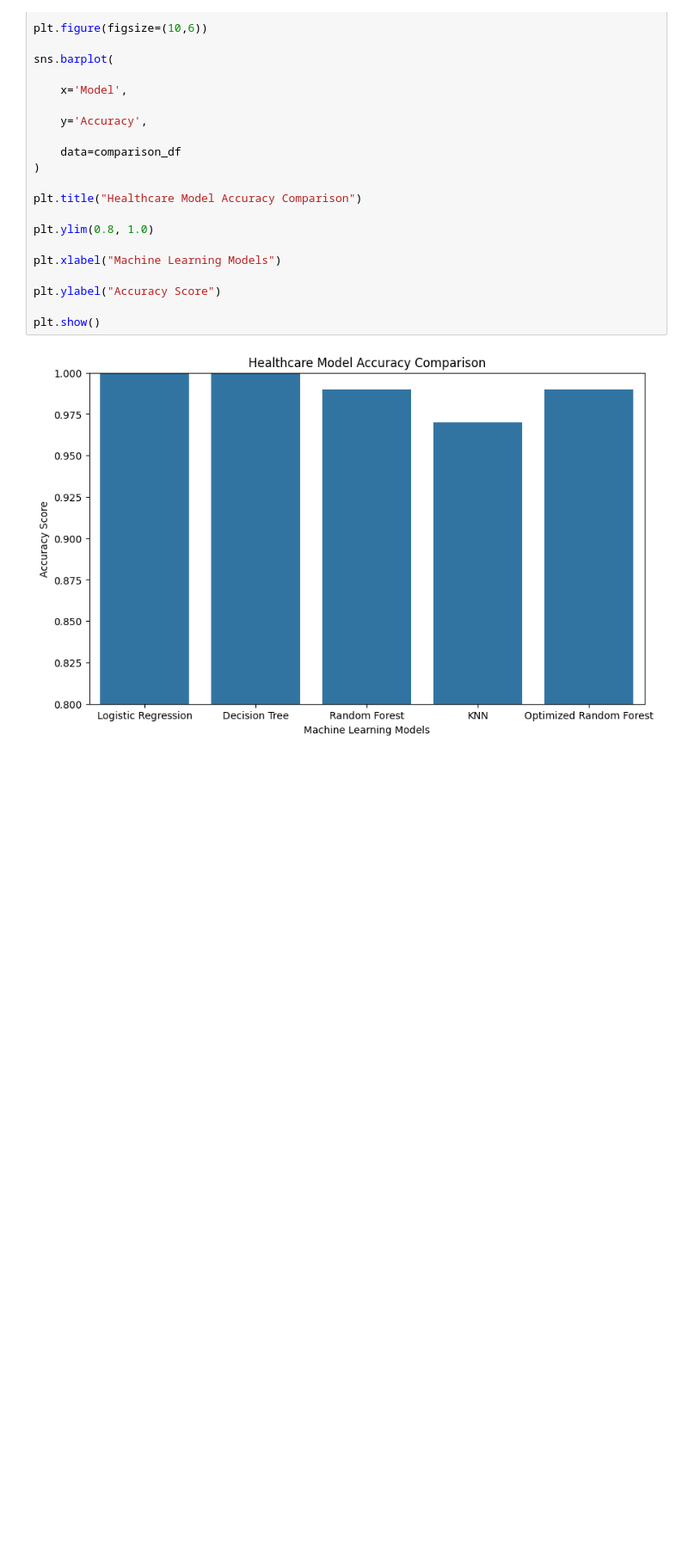
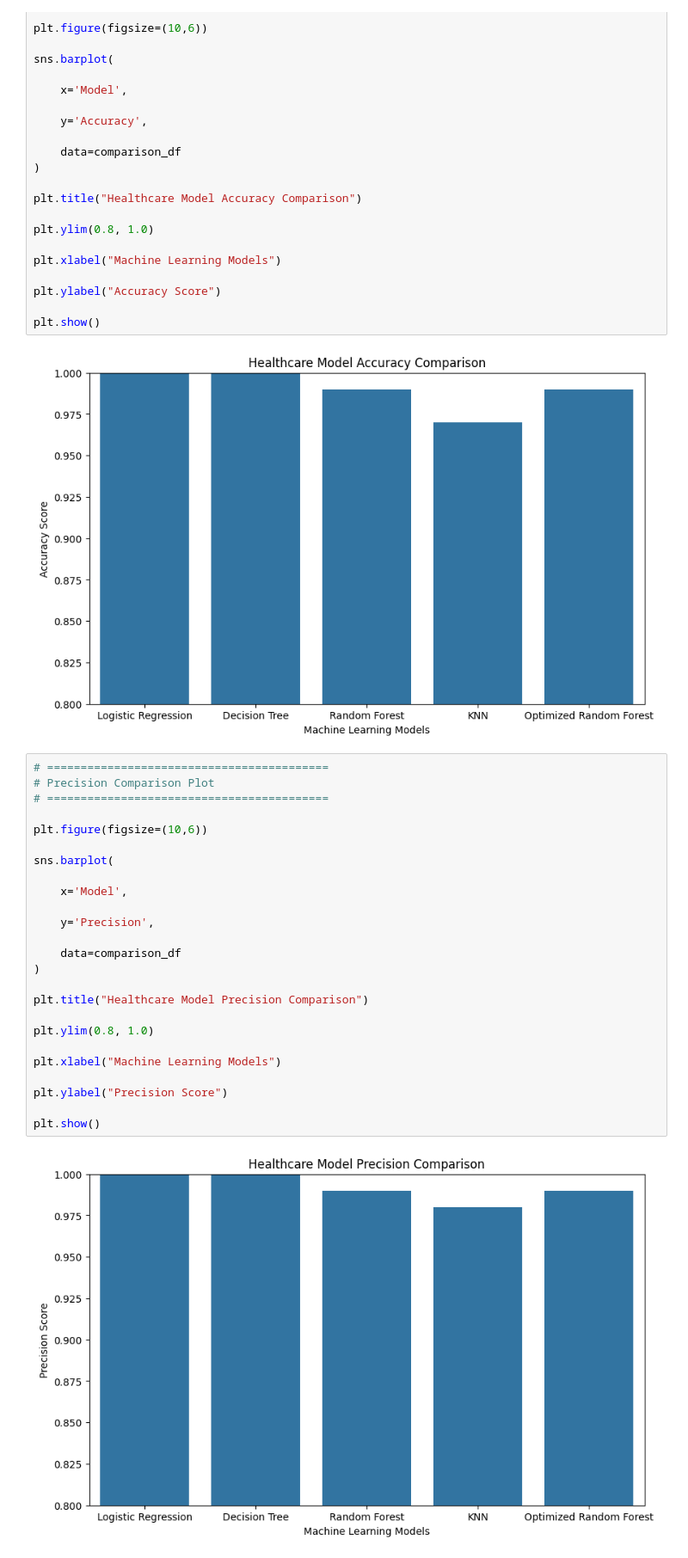
Before and after one commit to premprakash123/healthcare-chronic-disease-analysis, a Jupyter notebook: notebooks/05_model_evaluation.ipynb, the cells around one changed output. Shown at 86% size. Saved outputs shown, nothing was run; the diff lists cells and outputs as text; blank space fills up the shorter version.

Commit message:
analysis: evaluated precision, recall, and F1-score across CKD classifiers

```diff
--- a/notebooks/05_model_evaluation.ipynb
+++ b/notebooks/05_model_evaluation.ipynb
@@ -142,3 +142,30 @@ plt.ylabel("Accuracy Score")
 plt.show()
 # %% [output]
 [figure]
+# %%
+# ==========================================
+# Precision Comparison Plot
+# ==========================================
+
+plt.figure(figsize=(10,6))
+
+sns.barplot(
+
+    x='Model',
+
+    y='Precision',
+
+    data=comparison_df
+)
+
+plt.title("Healthcare Model Precision Comparison")
+
+plt.ylim(0.8, 1.0)
+
+plt.xlabel("Machine Learning Models")
+
+plt.ylabel("Precision Score")
+
+plt.show()
+# %% [output]
+[figure, added]
```
Also changed, not shown: parts of 2 cells of this notebook, 3 other files.
